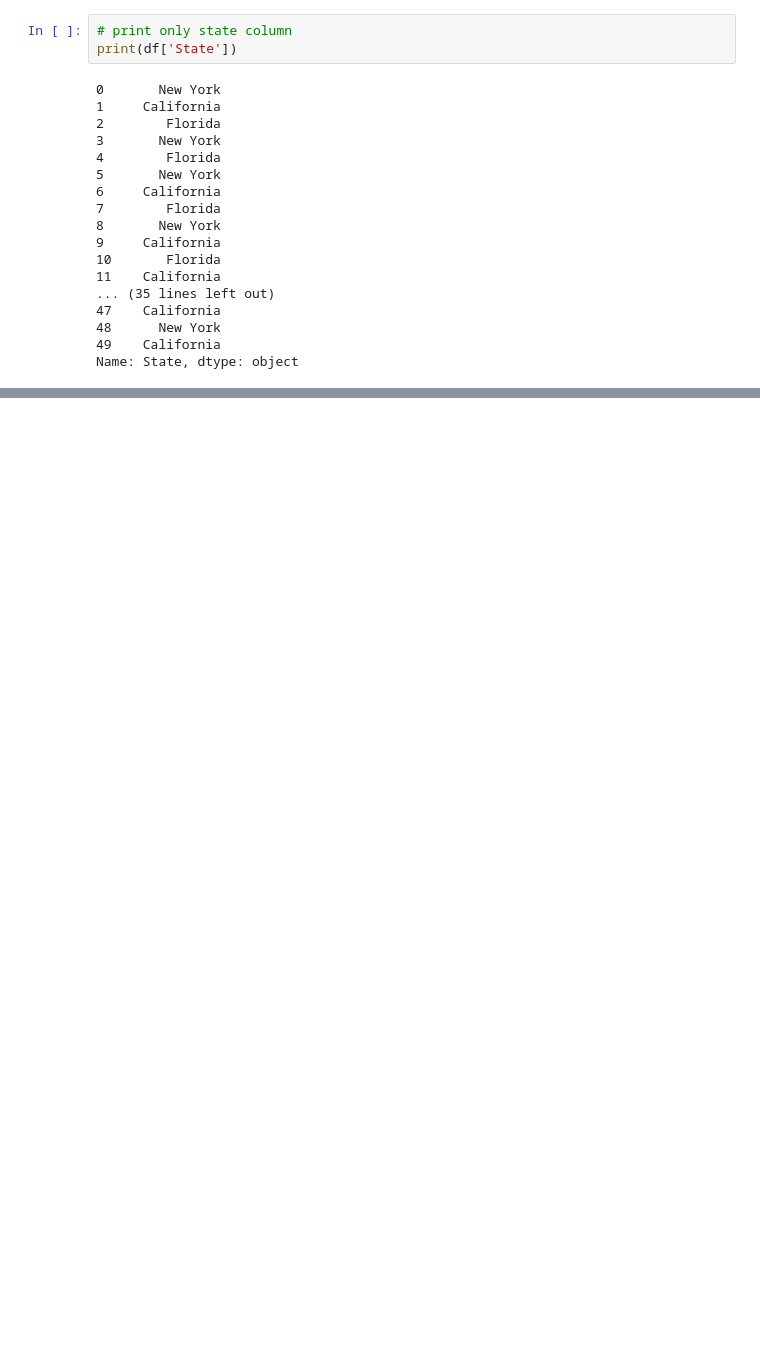
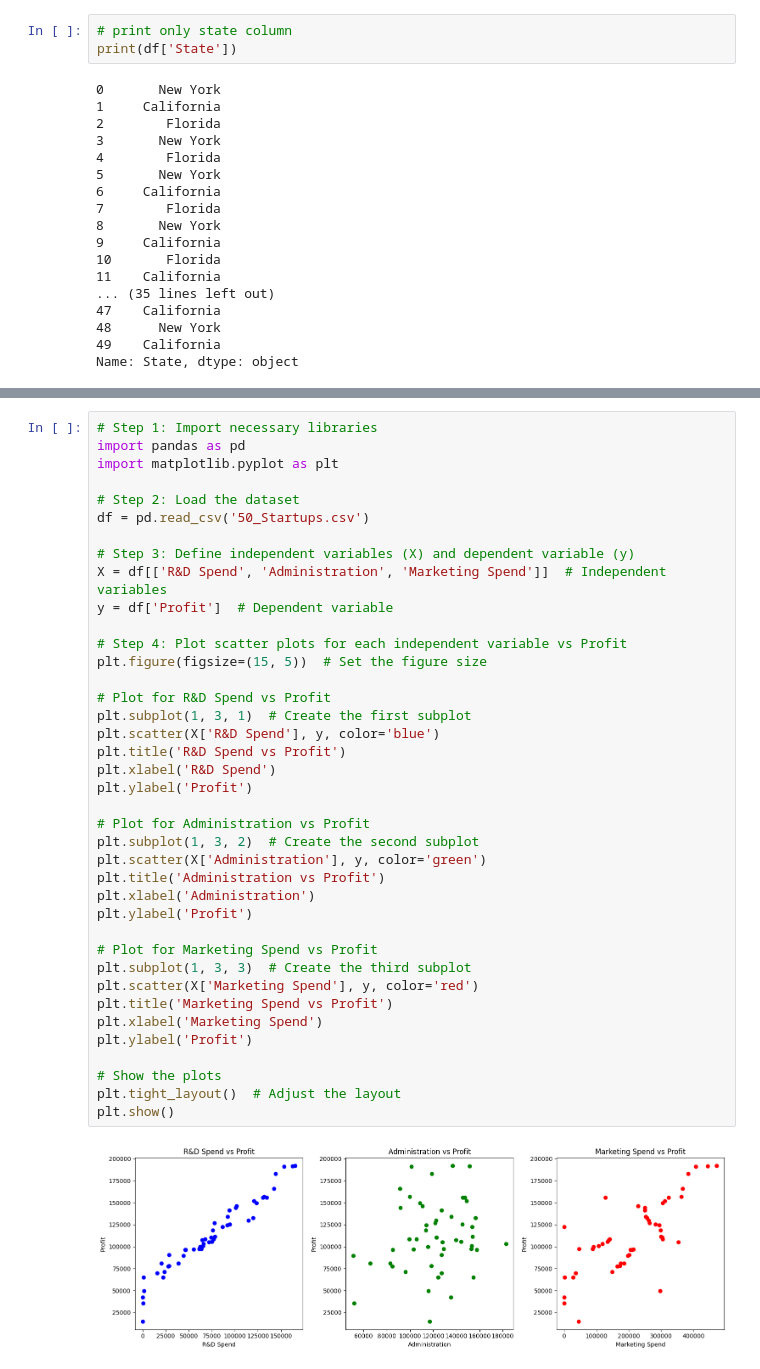
Before and after one commit to ishman7277/Working-with-Machine-Learning, a Jupyter notebook: ML2.ipynb, the cells around one changed output, grey strips where cells are left out. Saved outputs shown, nothing was run; the diff lists cells and outputs as text; blank space fills up the shorter version.

```diff
--- a/ML2.ipynb
+++ b/ML2.ipynb
@@ -249,0 +295,41 @@ Name: State, dtype: object
+# %%
+# Step 1: Import necessary libraries
+import pandas as pd
+import matplotlib.pyplot as plt
+
+# Step 2: Load the dataset
+df = pd.read_csv('50_Startups.csv')
+
+# Step 3: Define independent variables (X) and dependent variable (y)
+X = df[['R&D Spend', 'Administration', 'Marketing Spend']]  # Independent variables
+y = df['Profit']  # Dependent variable
+
+# Step 4: Plot scatter plots for each independent variable vs Profit
+plt.figure(figsize=(15, 5))  # Set the figure size
+
+# Plot for R&D Spend vs Profit
+plt.subplot(1, 3, 1)  # Create the first subplot
+plt.scatter(X['R&D Spend'], y, color='blue')
+plt.title('R&D Spend vs Profit')
+plt.xlabel('R&D Spend')
+plt.ylabel('Profit')
+
+# Plot for Administration vs Profit
+plt.subplot(1, 3, 2)  # Create the second subplot
+plt.scatter(X['Administration'], y, color='green')
+plt.title('Administration vs Profit')
+plt.xlabel('Administration')
+plt.ylabel('Profit')
+
+# Plot for Marketing Spend vs Profit
+plt.subplot(1, 3, 3)  # Create the third subplot
+plt.scatter(X['Marketing Spend'], y, color='red')
+plt.title('Marketing Spend vs Profit')
+plt.xlabel('Marketing Spend')
+plt.ylabel('Profit')
+
+# Show the plots
+plt.tight_layout()  # Adjust the layout
+plt.show()
+# %% [output]
+[figure, added]
```
Also changed, not shown: parts of 12 cells of this notebook, 4 other files.
